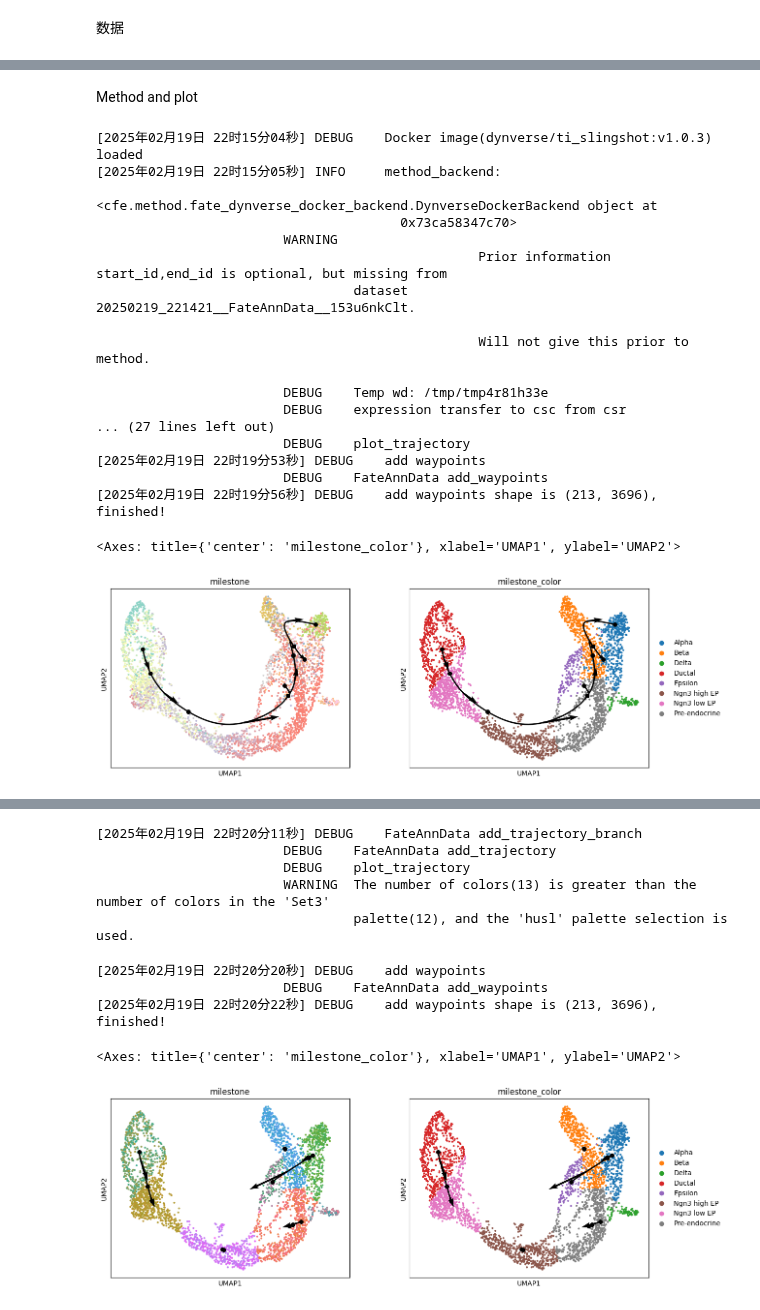
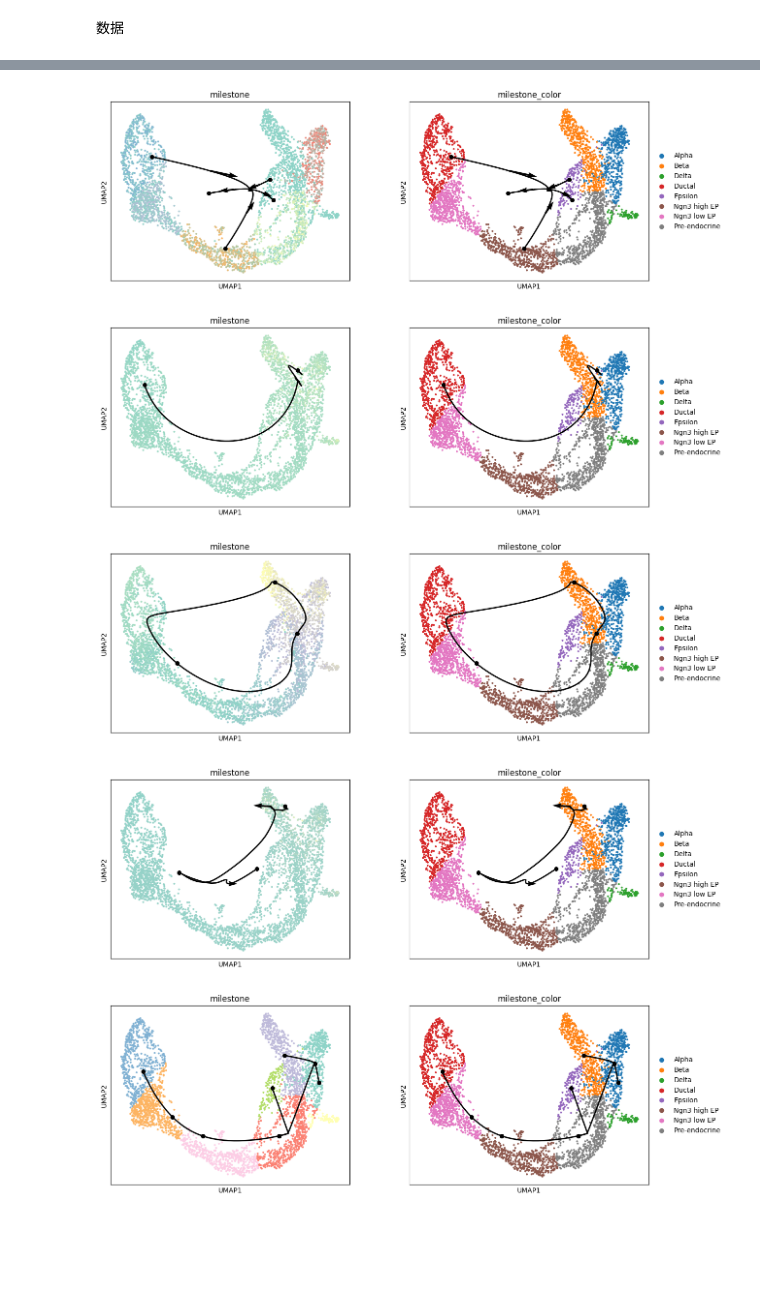
Before and after one commit to HuangDDU/cafe-release, a Jupyter notebook: notebook/benchmark_scvelo_pancreas.ipynb, the cells around one changed output, grey strips where cells are left out. Cells and saved outputs as stored; diff of their text form; code cells hidden in the pictures; blank space fills up the shorter version.

```diff
--- a/notebook/benchmark_scvelo_pancreas.ipynb
+++ b/notebook/benchmark_scvelo_pancreas.ipynb
@@ -24,8 +24,8 @@ fadata.layers["expression"] = fadata.layers["spliced"]
 fadata.layers["count"] = fadata.layers["spliced"]
 
 basis = "umap"
+cluster_key = "clusters"
 
-# sc.pp.subsample(fadata, n_obs=500)
-
+fadata.obs.index = [f"cell_{i:03d}" for i in range(fadata.shape[0])]
 fadata
 # %% [output]
@@ -78,44 +71,20 @@ AnnData object with n_obs × n_vars = 3696 × 27998
 [figure]
 [figure]
-# %% [markdown]
-Method and plot
-# %%
-slingshot = cfe.method.FateMethod(method_name="slingshot", backend="dynverse_docker")
-
-slingshot.infer_trajectory(fadata)
-
-cfe.plot.plot_trajectory(fadata, basis=basis, color=cluster_key_list)
-# %% [output]
-[2025年02月19日 22时15分04秒] DEBUG    Docker image(dynverse/ti_slingshot:v1.0.3) loaded
-[2025年02月19日 22时15分05秒] INFO     method_backend:
-                                       <cfe.method.fate_dynverse_docker_backend.DynverseDockerBackend object at
-                                       0x73ca58347c70>
-                        WARNING
-                                                 Prior information start_id,end_id is optional, but missing from
-                                 dataset 20250219_221421__FateAnnData__153u6nkClt.
-
-                                                 Will not give this prior to method.
-
-                        DEBUG    Temp wd: /tmp/tmp4r81h33e
-                        DEBUG    expression transfer to csc from csr
-... (27 lines left out)
-                        DEBUG    plot_trajectory
-[2025年02月19日 22时19分53秒] DEBUG    add waypoints
-                        DEBUG    FateAnnData add_waypoints
-[2025年02月19日 22时19分56秒] DEBUG    add waypoints shape is (213, 3696), finished!
-<Axes: title={'center': 'milestone_color'}, xlabel='UMAP1', ylabel='UMAP2'>
-[figure, removed]
 # %%
-# TODO: PAGA need to be optimized, disconnected graph
-paga_method = cfe.method.FateMethod(method_name="paga")
-
 prior_information = {
     "start_id": fadata.obs.index[0],
     "groups_id": fadata.obs[cluster_key].tolist()
 }
 parameters = {"filter_features": False, "connectivity_cutoff": 0.3}
 fadata.add_prior_information(**prior_information)  # add prior information to fadata
-paga_method.infer_trajectory(fadata, parameters=parameters)
 
-cfe.plot.plot_trajectory(fadata, basis=basis, color=cluster_key_list)
+
+method_name_list = ["paga", "comp1", "angle", "state_comp", "cluster_mst", "projection_mst", "graph_mst"]
+
+for method_name in method_name_list:
+    method = cfe.method.FateMethod(method_name=method_name)
+
+    method.infer_trajectory(fadata)
+
+    cfe.plot.plot_trajectory(fadata, basis="umap", color=cluster_key_list)
 # %% [output]
@@ -130,10 +108,5 @@ Logarithmized X.
-[2025年02月19日 22时20分11秒] DEBUG    FateAnnData add_trajectory_branch
-                        DEBUG    FateAnnData add_trajectory
-                        DEBUG    plot_trajectory
-                        WARNING  The number of colors(13) is greater than the number of colors in the 'Set3'
-                                 palette(12), and the 'husl' palette selection is used.
-[2025年02月19日 22时20分20秒] DEBUG    add waypoints
-                        DEBUG    FateAnnData add_waypoints
-[2025年02月19日 22时20分22秒] DEBUG    add waypoints shape is (213, 3696), finished!
-<Axes: title={'center': 'milestone_color'}, xlabel='UMAP1', ylabel='UMAP2'>
-[figure, old version]
+[figure, new version]
+[figure, added]
+[figure, added]
+[figure, added]
+[figure, added]
```
Also changed, not shown: parts of 12 cells of this notebook, 17 other files.
